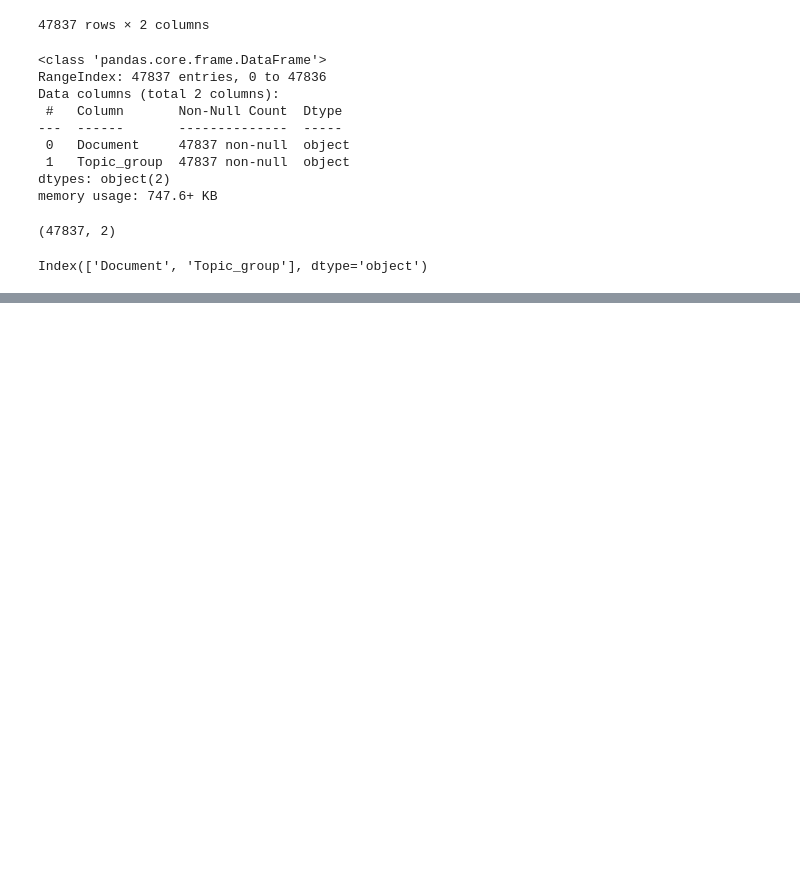
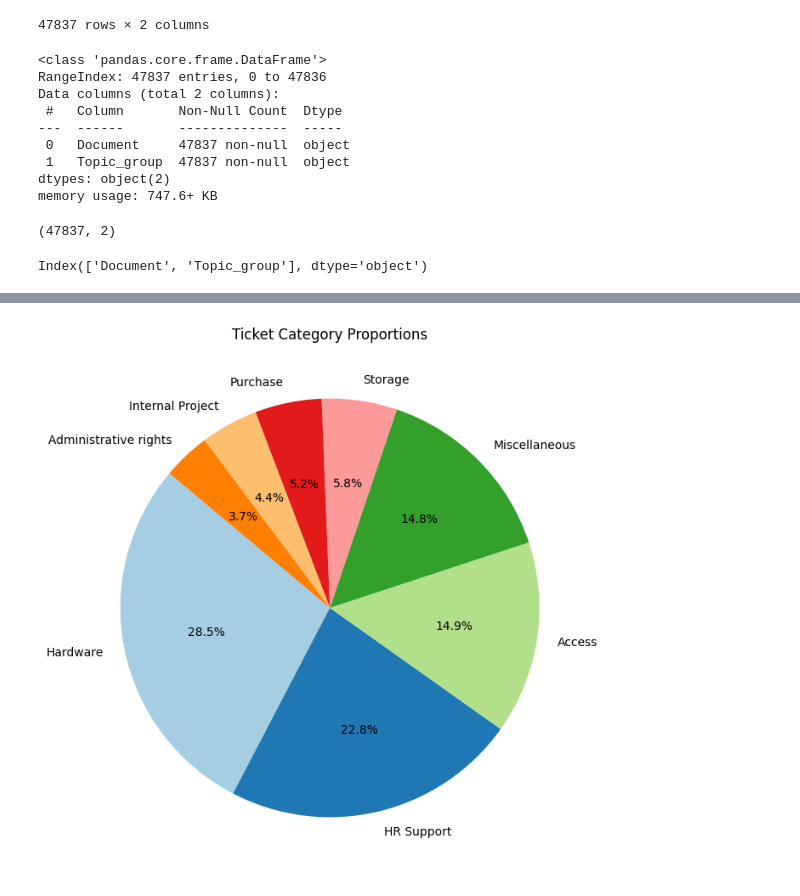
Before and after one commit to Madhumitha212/daily-task, a Jupyter notebook: 13-01-2026/extracting_dataset.ipynb, the cells around one changed output, grey strips where cells are left out. Saved outputs shown, nothing was run; the diff lists cells and outputs as text; code cells hidden in the pictures; blank space fills up the shorter version.

```diff
--- a/13-01-2026/extracting_dataset.ipynb
+++ b/13-01-2026/extracting_dataset.ipynb
@@ -46,3 +46,6 @@ df.shape
 df.columns
 # %% [output]
 Index(['Document', 'Topic_group'], dtype='object')
+# %%
+df = df.drop_duplicates()
+df
@@ -48,0 +104,12 @@ Index(['Document', 'Topic_group'], dtype='object')
+# %%
+# Pie chart of ticket categories
+plt.figure(figsize=(8,8))
+plt.pie(df['Topic_group'].value_counts(),
+        labels=df['Topic_group'].value_counts().index,
+        autopct='%1.1f%%',
+        startangle=140,
+        colors=plt.cm.Paired.colors)
+plt.title("Ticket Category Proportions")
+plt.show()
+# %% [output]
+[figure, added]
```
Also changed, not shown: parts of 5 cells of this notebook.
